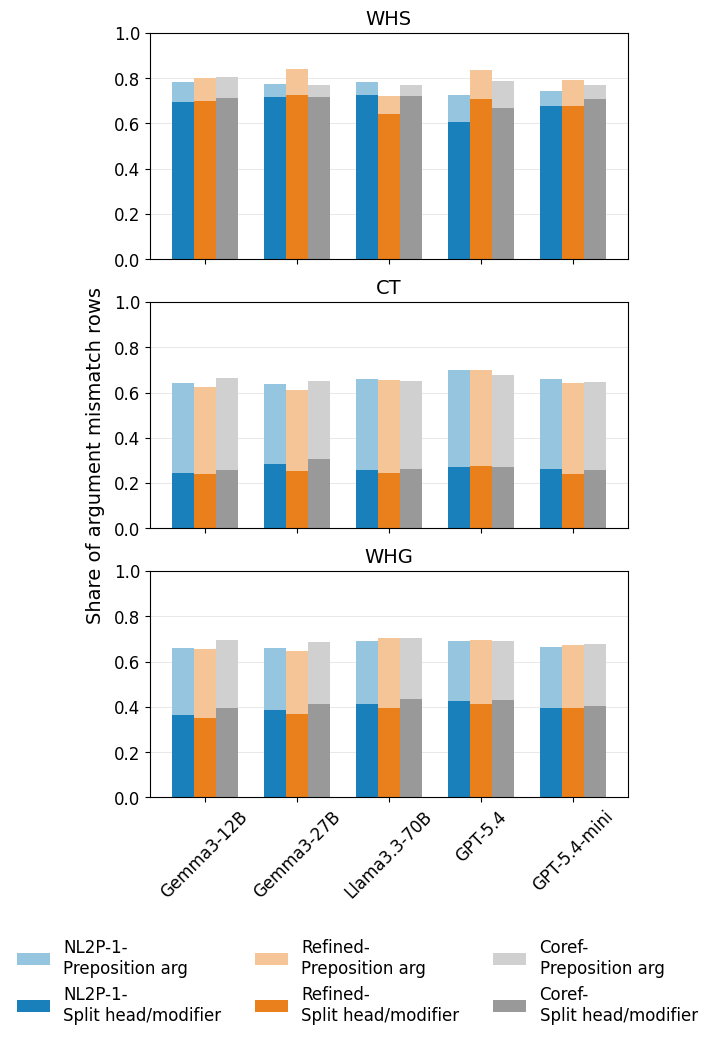
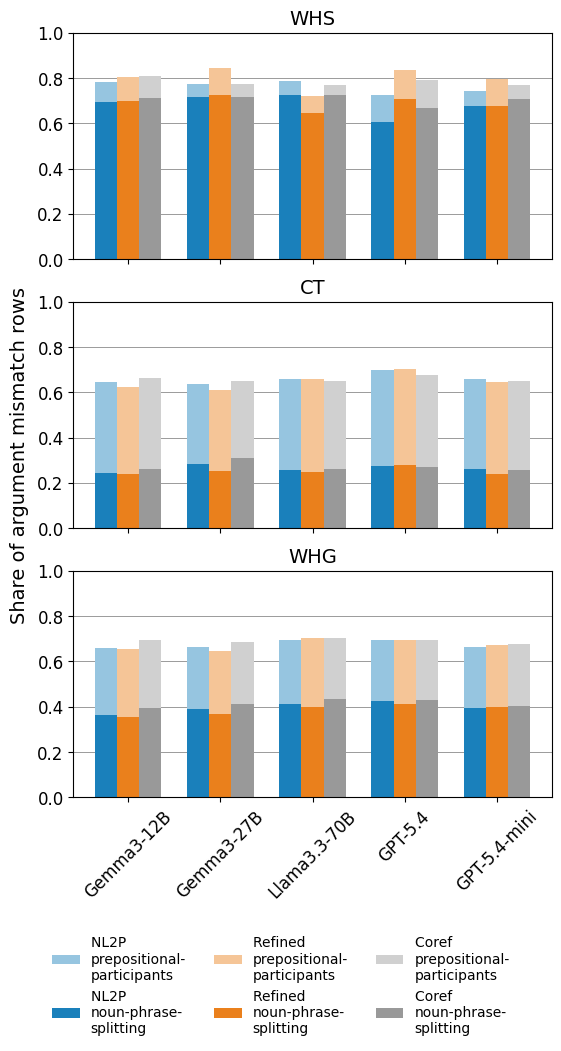
Code edit (unified diff) that turned the first committed figure into the second:
--- before
+++ after
@@ -86,6 +86,18 @@
     ax.set_ylim(0.0, 1.0)
     ax.tick_params(axis='y', labelsize=TICK_LABEL_SIZE)
-    ax.grid(axis="y", color="#d9d9d9", linewidth=0.6, alpha=0.7)
+    ax.grid(axis="y", color="#595959", linewidth=0.6, alpha=0.7)
     ax.set_axisbelow(True)
+
+
+LEGEND_LABELS = {
+    ("nl2p_1", "Split head/modifier"): "NL2P \nnoun-phrase-splitting",
+    ("nl2p_1", "Preposition arg"): "NL2P \nprepositional-participants",
+
+    ("nl2p_1_ablation", "Split head/modifier"): "Refined \nnoun-phrase-splitting",
+    ("nl2p_1_ablation", "Preposition arg"): "Refined \nprepositional-participants",
+
+    ("nl2p_1_coref", "Split head/modifier"): "Coref \nnoun-phrase-splitting",
+    ("nl2p_1_coref", "Preposition arg"): "Coref \nprepositional-participants",
+}
 
 handles = []
@@ -102,5 +114,8 @@
                 # edgecolor="white",
                 linewidth=0.8,
-                label=f"{METHOD_LABELS[method_key]}-\n{issue}",
+                label=LEGEND_LABELS.get(
+                    (method_key, issue),
+                    f"{METHOD_LABELS[method_key]} - {issue}",
+                ),
             )
         )

Commit: update plots